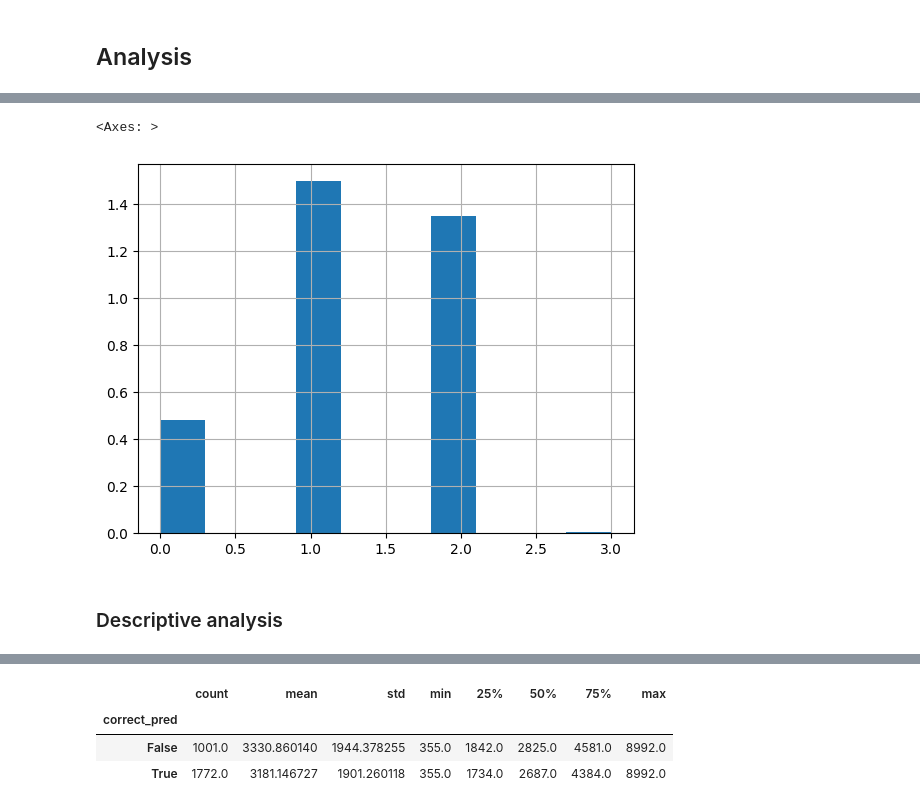
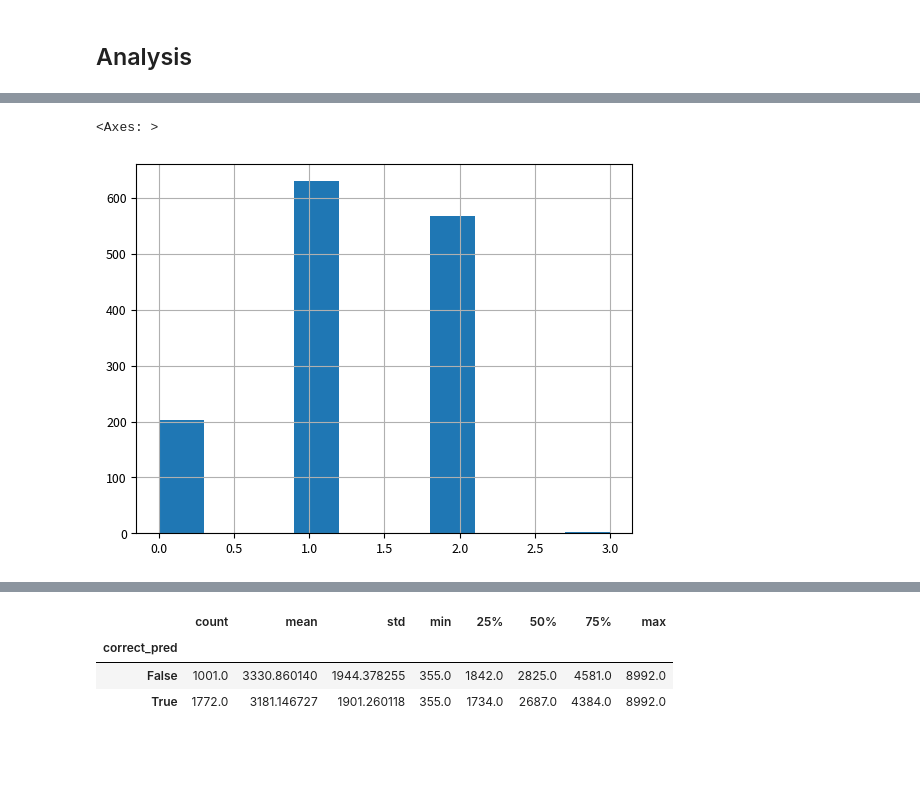
Before and after one commit to f-krause/master-thesis, a Jupyter notebook: experiments/visualisation/ptrnet_prediction_vis.ipynb, the cells around one changed output, grey strips where cells are left out. Saved outputs shown, nothing was run; the diff lists cells and outputs as text; code cells hidden in the pictures; blank space fills up the shorter version.

```diff
--- a/experiments/visualisation/ptrnet_prediction_vis.ipynb
+++ b/experiments/visualisation/ptrnet_prediction_vis.ipynb
@@ -287,4 +386,5 @@ df
 # %%
 # almost all sequences appear twice (in val set)
-df.groupby("rna").correct_pred.count().hist()
+nr_seq_appearance_grouped_df =  df.groupby("rna").tissue_id.count()
+nr_seq_appearance_grouped_df.hist()
 # %% [output]
@@ -292,10 +398,12 @@ df.groupby("rna").correct_pred.count().hist()
 # %%
-df.groupby("rna").correct_pred.sum().hist(density=True)
+correct_pred_grouped_df = df.groupby("rna").correct_pred.sum()#.groupby("correct_pred").count()#.hist(density=True)
+correct_pred_grouped_df = pd.concat([nr_seq_appearance_grouped_df, correct_pred_grouped_df], axis=1)
+#correct_pred_grouped_df.loc[:, "all_correct"] = correct_pred_grouped_df.tissue_id == correct_pred_grouped_df.correct_pred
+correct_pred_grouped_df.correct_pred.hist()
+
 # 0: low- and high PTR sample of mRNA classified wrong: around 17%
 # 1: only one of both is classified correctly: around 43%
 # 2: both are correctly predicted: 39%
 # %% [output]
 <Axes: >
-[figure, old version]
+[figure, new version]
-# %% [markdown]
-### Descriptive analysis
```
Also changed, not shown: parts of 22 cells of this notebook.
